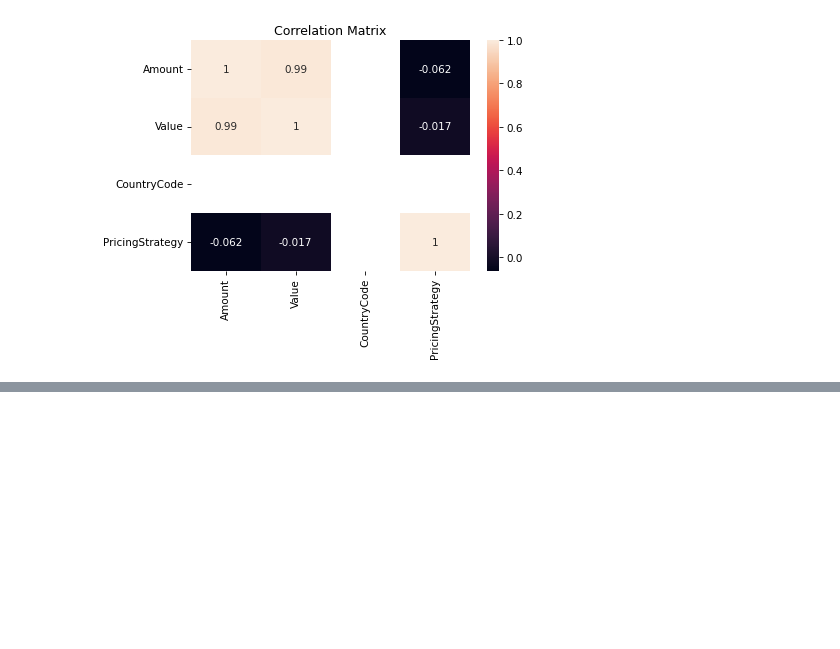
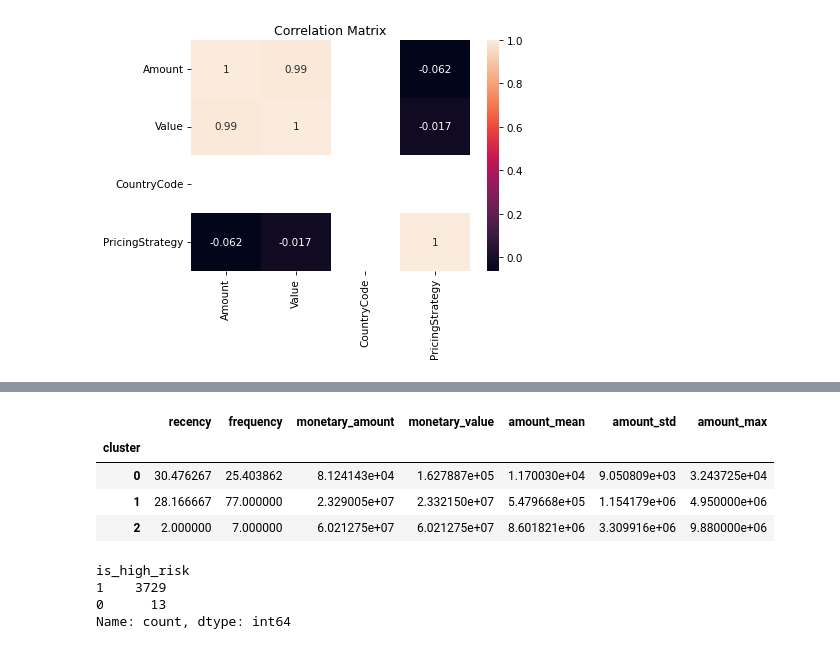
Before and after one commit to yordanos64/credit-risk-model, a Jupyter notebook: notebooks/eda.ipynb, the cells around one changed output, grey strips where cells are left out. Cells and saved outputs as stored; diff of their text form; code cells hidden in the pictures; blank space fills up the shorter version.

```diff
--- a/notebooks/eda.ipynb
+++ b/notebooks/eda.ipynb
@@ -151,0 +266,15 @@ plt.show()
+# %%
+features = [
+    'recency',
+    'frequency',
+    'monetary_amount',
+    'monetary_value',
+    'amount_mean',
+    'amount_std',
+    'amount_max'
+]
+
+X = rfm_df[features]
+
+scaler = StandardScaler()
+X_scaled = scaler.fit_transform(X)
@@ -151,0 +292,8 @@ plt.show()
+# %%
+rfm_df.groupby('cluster')[features].mean()
+# %% [output]
+|  | recency | frequency | monetary_amount | monetary_value | amount_mean | amount_std | amount_max |
+| cluster |  |  |  |  |  |  |  |
+| 0 | 30.476267 | 25.403862 | 8.124143e+04 | 1.627887e+05 | 1.170030e+04 | 9.050809e+03 | 3.243725e+04 |
+| 1 | 28.166667 | 77.000000 | 2.329005e+07 | 2.332150e+07 | 5.479668e+05 | 1.154179e+06 | 4.950000e+06 |
+| 2 | 2.000000 | 7.000000 | 6.021275e+07 | 6.021275e+07 | 8.601821e+06 | 3.309916e+06 | 9.880000e+06 |
@@ -151,0 +306,7 @@ plt.show()
+# %%
+rfm_df['is_high_risk'].value_counts()
+# %% [output]
+is_high_risk
+1    3729
+0      13
+Name: count, dtype: int64
```
Also changed, not shown: parts of 21 cells of this notebook, 1 other file.
